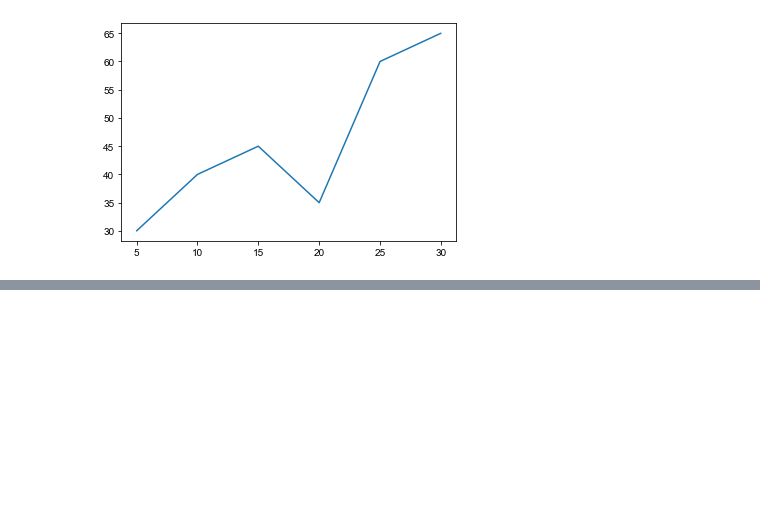
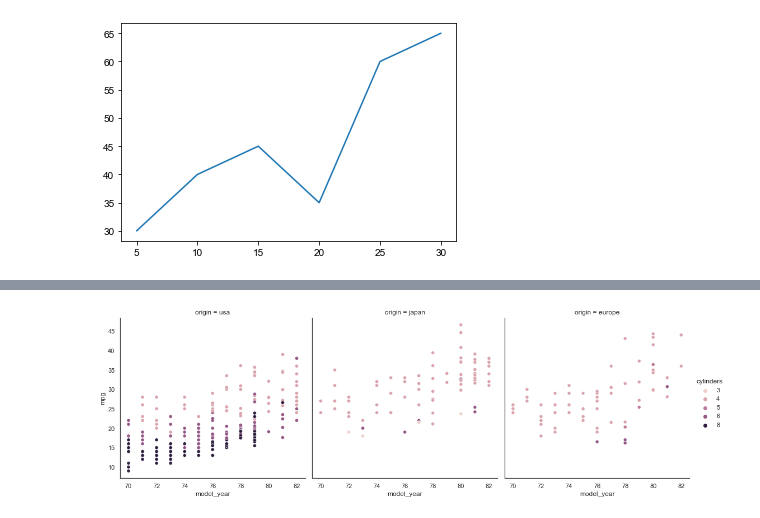
Before and after one commit to muhsinata/data-science-exercises, a Jupyter notebook: seaborn-exercises/exercise-1.ipynb, the cells around one changed output, grey strips where cells are left out. Saved outputs shown, nothing was run; the diff lists cells and outputs as text; code cells hidden in the pictures; blank space fills up the shorter version.

Commit message:
feat: add relative seaborn plots

```diff
--- a/seaborn-exercises/exercise-1.ipynb
+++ b/seaborn-exercises/exercise-1.ipynb
@@ -41,3 +41,11 @@ cars.head()
 | 2 | 18.0 | 8 | 318.0 | 150.0 | 3436 | 11.0 | 70 | usa | plymouth satellite |
 | 3 | 16.0 | 8 | 304.0 | 150.0 | 3433 | 12.0 | 70 | usa | amc rebel sst |
 | 4 | 17.0 | 8 | 302.0 | 140.0 | 3449 | 10.5 | 70 | usa | ford torino |
+# %%
+# Draw Relative Plots According To Origin
+
+sns.relplot(x="model_year", y="mpg", data=cars, col="origin", hue="cylinders")
+
+plt.show()
+# %% [output]
+[figure, added]
```
